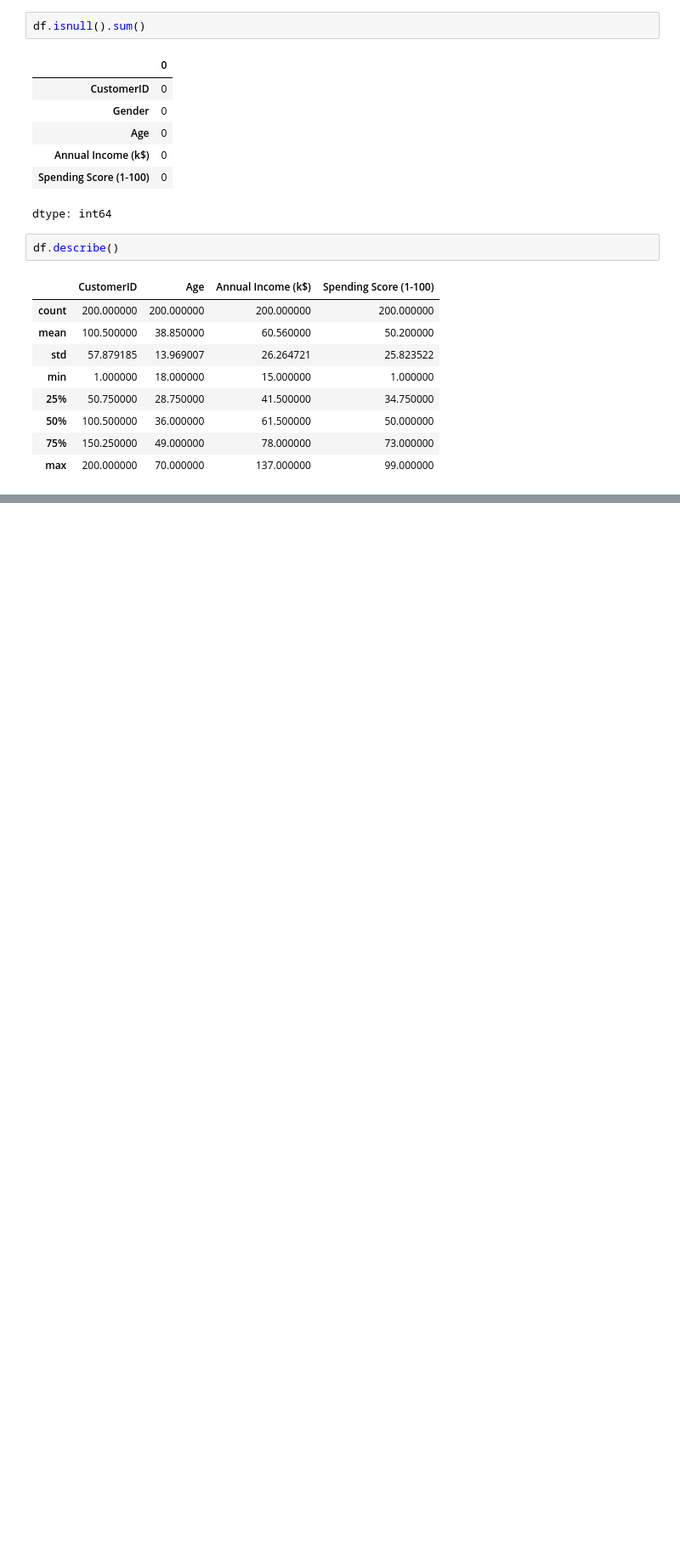
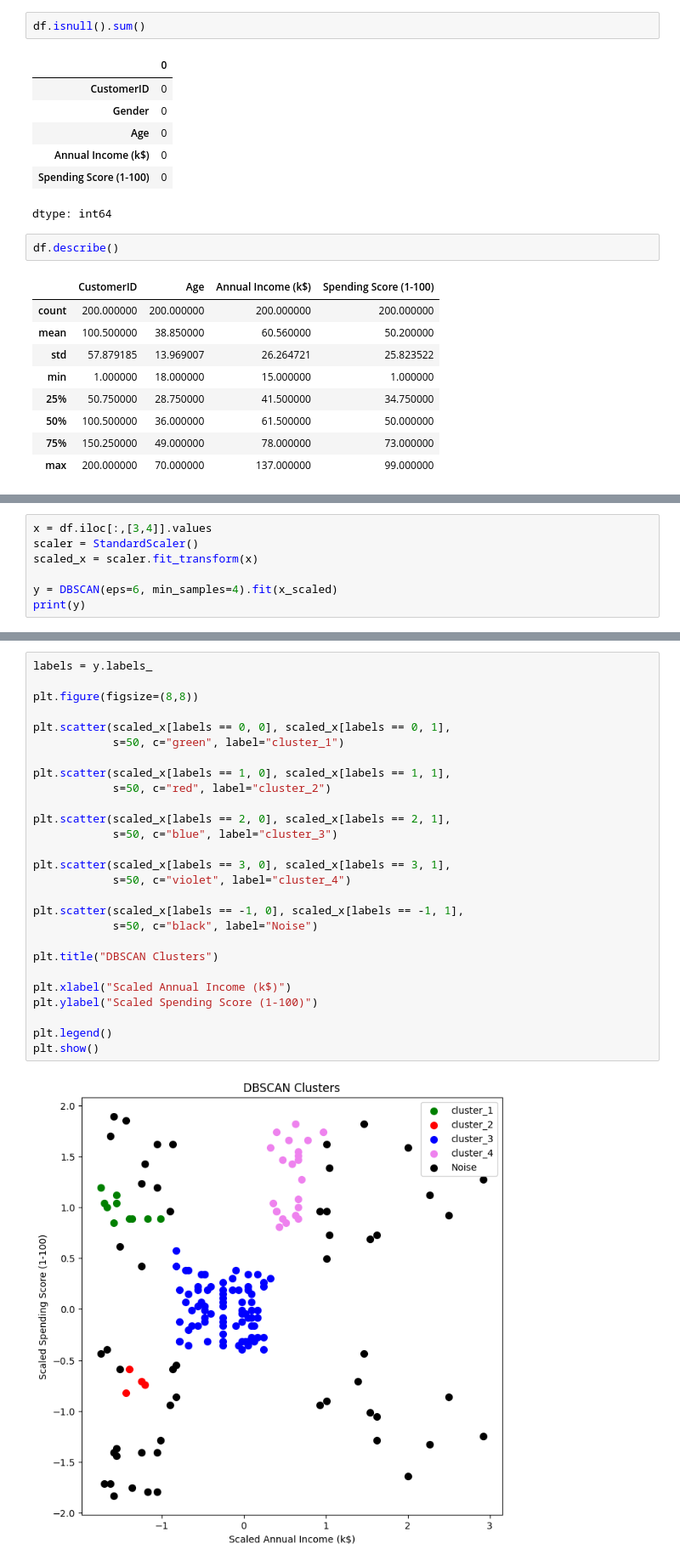
Before and after one commit to mishrasatyam9720-debug/customer_segmentation, a Jupyter notebook: customer_segmentation_bdsnipynb.ipynb, the cells around one changed output, grey strips where cells are left out. Shown at 85% size. Cells and saved outputs as stored; diff of their text form; blank space fills up the shorter version.

Commit message:
cutomer segmentation using dbsn based clustering is done

```diff
--- a/customer_segmentation_bdsnipynb.ipynb
+++ b/customer_segmentation_bdsnipynb.ipynb
@@ -105,0 +67,7 @@ plt.show()
+# %%
+x = df.iloc[:,[3,4]].values
+scaler = StandardScaler()
+scaled_x = scaler.fit_transform(x)
+
+y = DBSCAN(eps=6, min_samples=4).fit(x_scaled)
+print(y)
@@ -105,0 +76,29 @@ plt.show()
+# %%
+labels = y.labels_
+
+plt.figure(figsize=(8,8))
+
+plt.scatter(scaled_x[labels == 0, 0], scaled_x[labels == 0, 1],
+            s=50, c="green", label="cluster_1")
+
+plt.scatter(scaled_x[labels == 1, 0], scaled_x[labels == 1, 1],
+            s=50, c="red", label="cluster_2")
+
+plt.scatter(scaled_x[labels == 2, 0], scaled_x[labels == 2, 1],
+            s=50, c="blue", label="cluster_3")
+
+plt.scatter(scaled_x[labels == 3, 0], scaled_x[labels == 3, 1],
+            s=50, c="violet", label="cluster_4")
+
+plt.scatter(scaled_x[labels == -1, 0], scaled_x[labels == -1, 1],
+            s=50, c="black", label="Noise")
+
+plt.title("DBSCAN Clusters")
+
+plt.xlabel("Scaled Annual Income (k$)")
+plt.ylabel("Scaled Spending Score (1-100)")
+
+plt.legend()
+plt.show()
+# %% [output]
+[figure, added]
```
Also changed, not shown: parts of 2 cells of this notebook.
